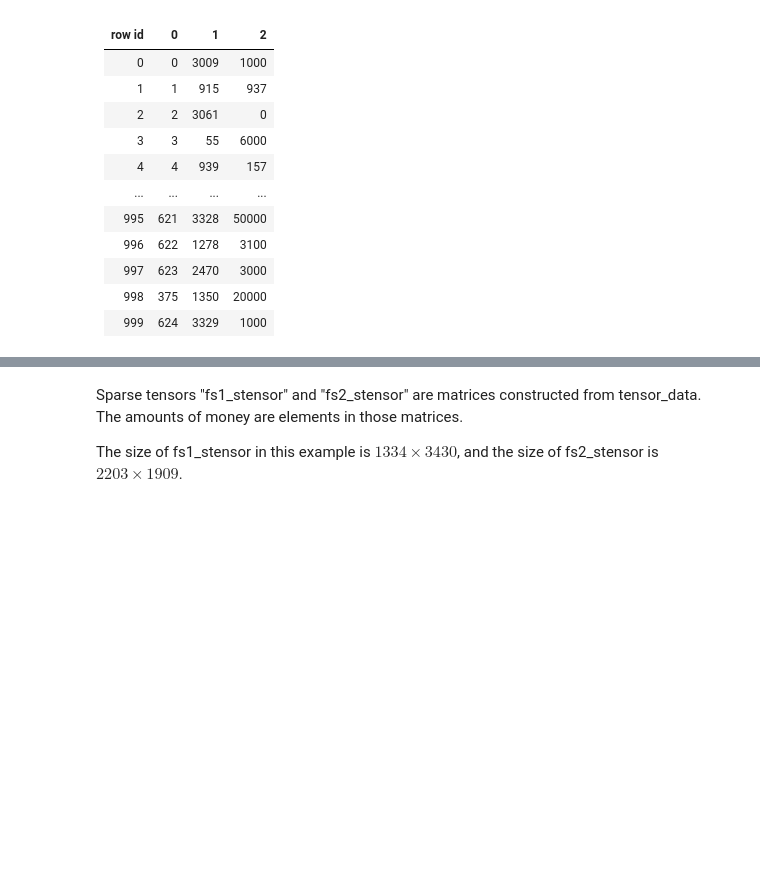
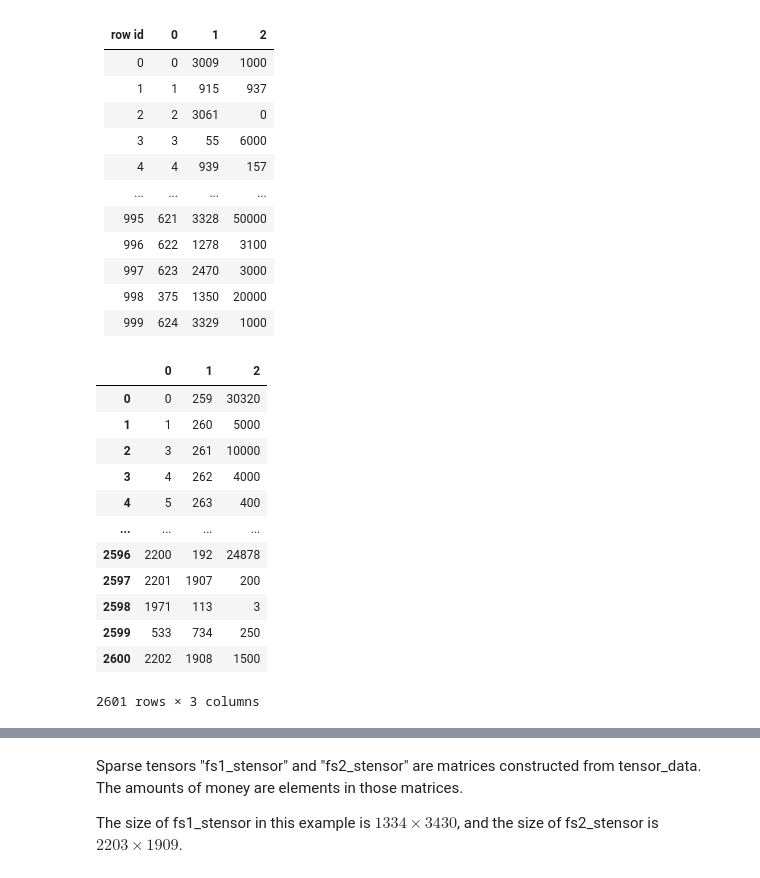
Before and after one commit to B-Deprez/flowscope, a Jupyter notebook: FlowScope.ipynb, the cells around one changed output, grey strips where cells are left out. Cells and saved outputs as stored; diff of their text form; code cells hidden in the pictures; blank space fills up the shorter version.

```diff
--- a/FlowScope.ipynb
+++ b/FlowScope.ipynb
@@ -53,6 +80,22 @@ fs1_tensor_data.data
 |997|	623	|2470 |	3000
 |998|	375	|1350 |	20000
 |999|	624	|3329 |	1000
+# %%
+fs2_tensor_data.data
+# %% [output]
+|  | 0 | 1 | 2 |
+| 0 | 0 | 259 | 30320 |
+| 1 | 1 | 260 | 5000 |
+| 2 | 3 | 261 | 10000 |
+| 3 | 4 | 262 | 4000 |
+| 4 | 5 | 263 | 400 |
+| ... | ... | ... | ... |
+| 2596 | 2200 | 192 | 24878 |
+| 2597 | 2201 | 1907 | 200 |
+| 2598 | 1971 | 113 | 3 |
+| 2599 | 533 | 734 | 250 |
+| 2600 | 2202 | 1908 | 1500 |
+2601 rows × 3 columns
 # %%
 fs1_stensor = fs1_tensor_data.toSTensor(hasvalue=True)
 fs2_stensor = fs2_tensor_data.toSTensor(hasvalue=True)
```
Also changed, not shown: parts of 33 cells of this notebook, 2 other files.
